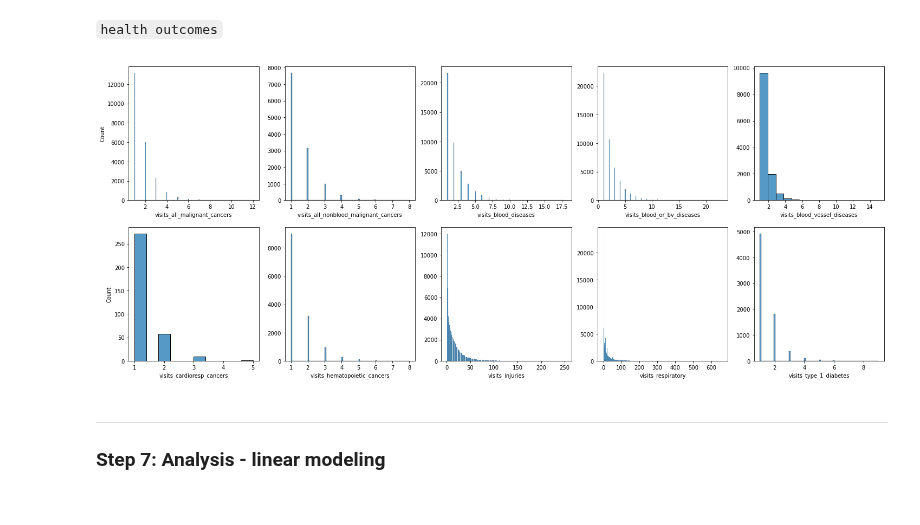
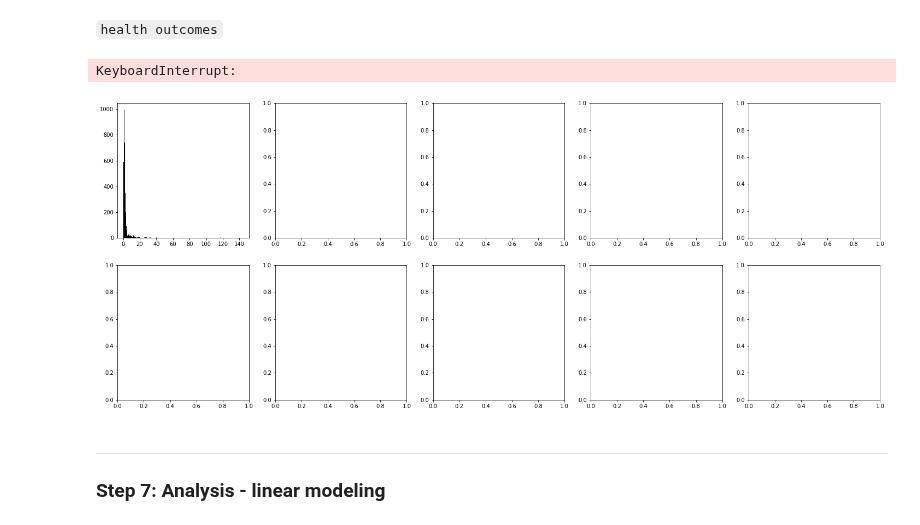
Before and after one commit to mattslyons/JLPS_capstone_project, a Jupyter notebook: modeling/2sls_new_instrument.ipynb, the cells around one changed output. Cells and saved outputs as stored; diff of their text form; code cells hidden in the pictures.

```diff
--- a/modeling/2sls_new_instrument.ipynb
+++ b/modeling/2sls_new_instrument.ipynb
@@ -221,7 +232,15 @@ for file in os.listdir(in_dir_sc):
 df_sc['patzip_year_month'] = df_sc.school_zip.astype(str) + '-' + df_sc.year.astype(str) + '-' + df_sc.month.astype(str)
 
 # add instrumental variables rolling things here - looking at past data, so need 2000-2002 for previous avgs
-df_sc, df_sc_int = roll_selected_cols(roll_selected_cols)
+cols_to_roll = ['Izmy_v1_unnormed',
+'Izmy_v2_nodist_unnormed',
+'Izmy_v3_normed_D_and_TPY',
+'Izmy_v4_nodist_normed_TPY',
+'Izmy_v5_all_normed',
+'central_wind_alignment_180_high']
+
+rolling_periods = [1, 6, 9, 12]
+df_sc, all_cols = roll_selected_cols(df=df_sc, cols_to_roll=cols_to_roll, rolling_periods=rolling_periods)
 
 # drop if year >=2018
 df_sc = df_sc[df_sc.year.le(2017)]
@@ -619,0 +619,6 @@ starting_cols = list(df_2.columns)
+# %%
+#filter data to appropriate data range
+df_all = df_all[df_all.year >= 2002]
+
+print(min(df_all.year))
+print(max(df_all.year))
@@ -619,0 +709,3 @@ starting_cols = list(df_2.columns)
+# %%
+# filter out NAs
+df_all_iv_filtered = df_all.dropna(subset=[target_name_s1, predictor_name_s1])
@@ -624,7 +723,7 @@ starting_cols = list(df_2.columns)
 ``pm25 and instrument``
 # %%
 #columns = ['pm25', 'avg_wind_alignment_cosine']
-columns = ['pm25', 'dist_school_to_ps_m']
+columns = [target_name_s1, predictor_name_s1]
 
 
 # compute visits by patzip_year_month
@@ -632,7 +731,7 @@ fig, axes = plt.subplots(1, 2, sharex=False, sharey=False, figsize=(10, 5))
 
 for idx, ax in enumerate(axes.flatten()):
     sb.histplot(
-            df_all[columns[idx]],
+            df_all_iv_filtered[columns[idx]],
             ax=ax
         )
 
@@ -645,22 +744,24 @@ for idx, ax in enumerate(axes.flatten()):
 # %% [markdown]
 ``health outcomes``
 # %%
-columns = df_h.columns[1:]
+#columns = df_h.columns[1:]
+columns = ['y_visits_hematopoietic_cancers', 'y_visits_injuries_accidents', 'y_visits_type_1_diabetes', 'y_visits_pediatric_vasculitis', 'y_visits_resp_cardio'] * 2
 
 # compute visits by patzip_year_month
 fig, axes = plt.subplots(2, 5, sharex=False, sharey=False, figsize=(25, 10)) #12
 
 for idx, ax in enumerate(axes.flatten()):
     sb.histplot(
-            df_all[columns[idx]],
+            df_all_iv_filtered[columns[idx]],
             ax=ax
         )
     if idx in [0, 5]:
         ax.set_ylabel('Count')
     else:
         ax.set_ylabel(' ')
 # %% [output]
+KeyboardInterrupt:
-[figure, old version]
+[figure, new version]
 # %% [markdown]
 ---
 ### Step 7: Analysis - linear modeling
```
Also changed, not shown: parts of 32 cells of this notebook.
